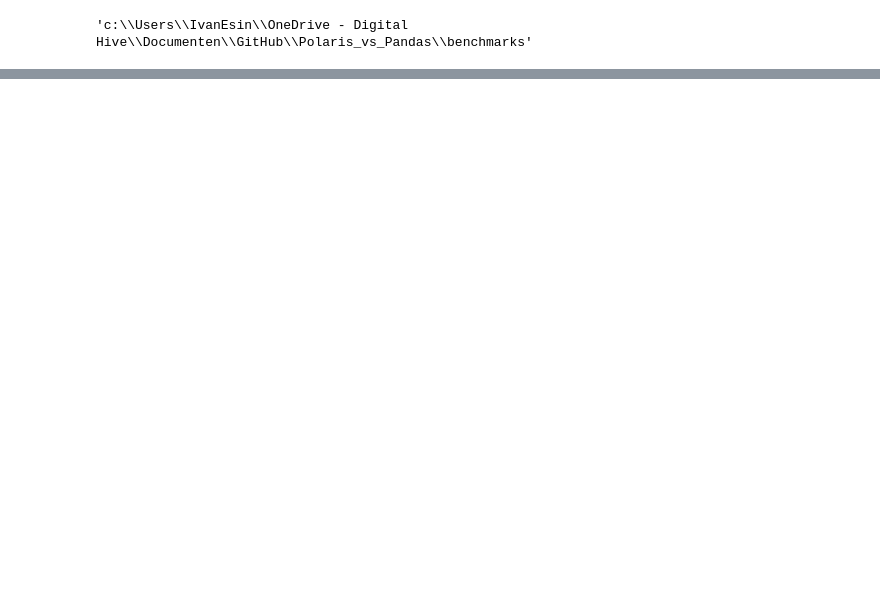
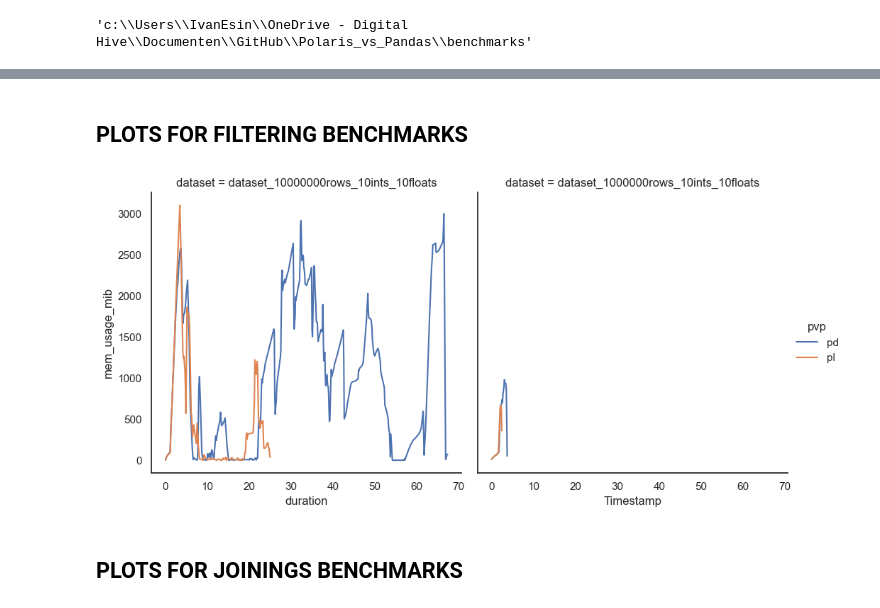
Before and after one commit to AslanHattukaiDHV/Polaris_vs_Pandas, a Jupyter notebook: benchmarks/benchmarks_analytics.ipynb, the cells around one changed output, grey strips where cells are left out. Saved outputs shown, nothing was run; the diff lists cells and outputs as text; code cells hidden in the pictures; blank space fills up the shorter version.

Commit message:
rfc and run benchmarks

```diff
--- a/benchmarks/benchmarks_analytics.ipynb
+++ b/benchmarks/benchmarks_analytics.ipynb
@@ -81,0 +82,5 @@ df
+# %%
+dfall=pd.read_csv('./csv_benchmarks/all.csv')
+dfall['duration'] = dfall.groupby(['cmdline_file', 'cmdline_args'])['timestamp'].transform(lambda x: x - x.min())
+dfall = dfall.rename(columns={'Unnamed: 0': 'i'})
+dfall
@@ -81,0 +101,6 @@ df
+# %%
+dfall['pvp'] = dfall['cmdline_args'].str.extract(r'--pvp (\w+)')
+dfall['dataset'] = dfall['cmdline_args'].str.extract(r'--dataset (\w+)')
+dfall['type_join'] = dfall['cmdline_args'].str.extract(r'--type_join (\w+)')
+dfall['join_on'] = dfall['cmdline_args'].str.extract(r'--join_on (\w+)')
+dfall
@@ -81,0 +121,25 @@ df
+# %% [markdown]
+## PLOTS FOR FILTERING BENCHMARKS
+# %%
+dffilter=dfall[dfall['cmdline_file'] == './benchmarks/filtering.py']
+# dffilter1000000=dffilter[dffilter['dataset'] == 'dataset_1000000rows_10ints_10floats']
+# dffilter100000=dffilter[dffilter['dataset'] == 'dataset_100000rows_10ints_10floats']
+
+
+# Create a line plot with color based on cmdline_args
+sns.relplot(
+    data=dffilter, x='duration', y='mem_usage_mib', hue='pvp', col='dataset', kind='line')
+
+# Set the x-axis and y-axis labels
+plt.xlabel('Timestamp')
+plt.ylabel('Memory Usage (MiB)')
+
+# Show the legend
+#plt.legend(title='Cmdline Args', loc='upper left', fontsize=7)
+
+# Show the plot
+plt.show()
+# %% [output]
+[figure, added]
+# %% [markdown]
+## PLOTS FOR JOININGS BENCHMARKS
```
Also changed, not shown: parts of 23 cells of this notebook, 9 other files.
